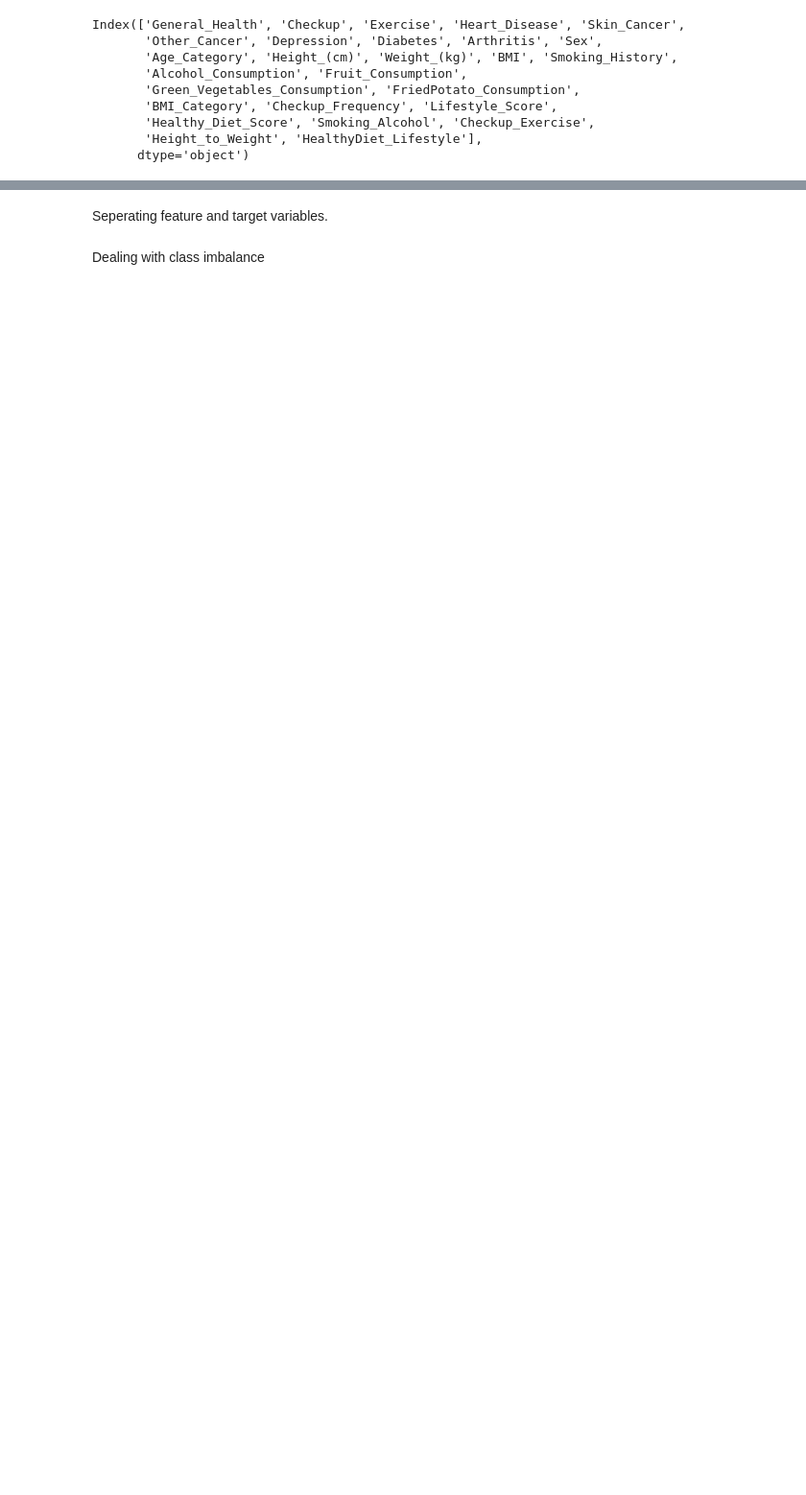
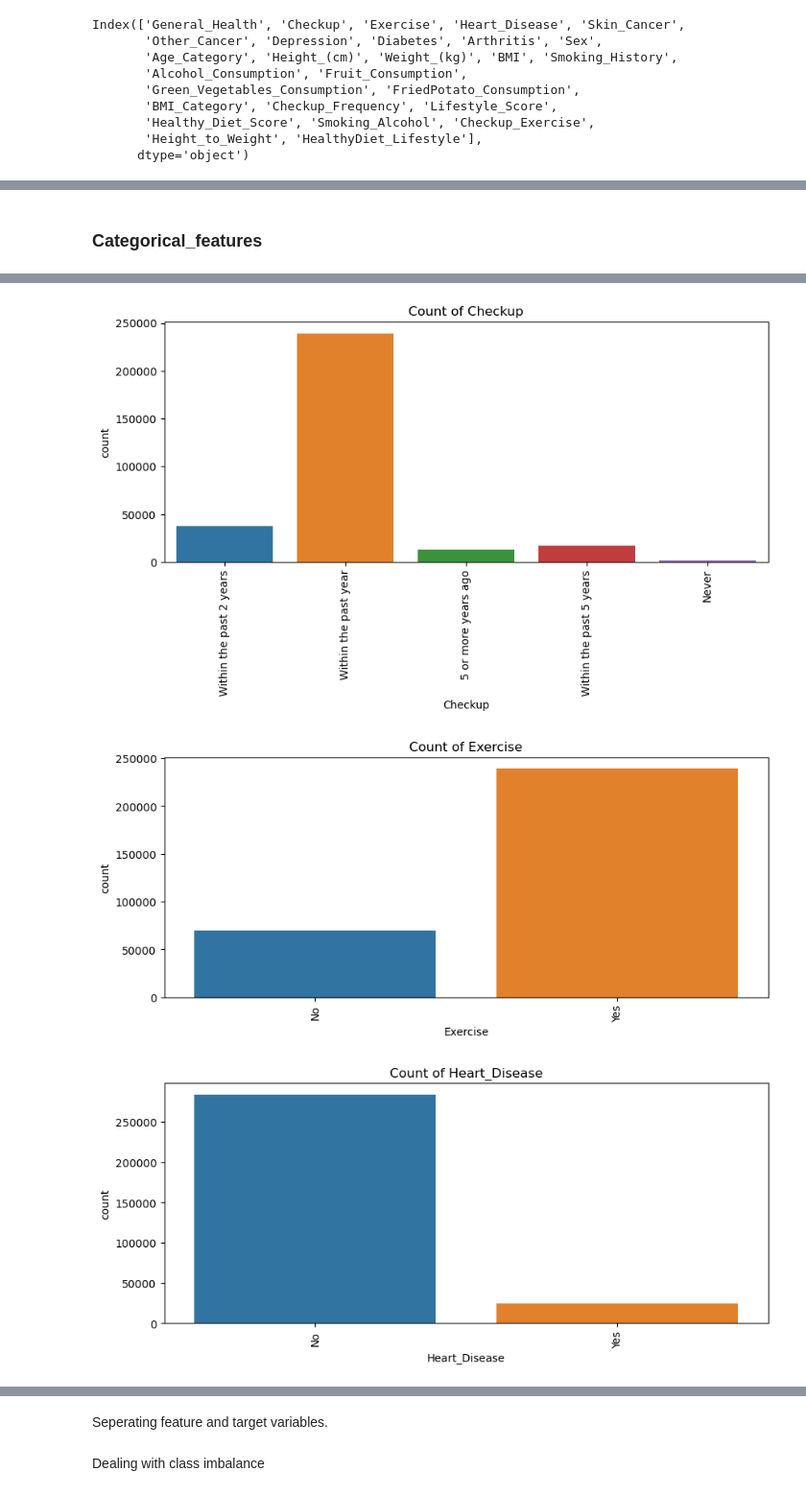
Before and after one commit to valarythairu/dsc-phase-3-project, a Jupyter notebook: Phase 3.ipynb, the cells around one changed output, grey strips where cells are left out. Shown at 96% size. Drawn from its saved outputs; the diff is of its cells as text; code cells hidden in the pictures; blank space fills up the shorter version.

```diff
--- a/Phase 3.ipynb
+++ b/Phase 3.ipynb
@@ -352,0 +246,7 @@ This is done by creating new features from the features we have already in an at
+# %%
+# Drop duplicates
+df = df.drop_duplicates()
+
+# Check for duplicates after dropping
+duplicates_after = df.duplicated().sum()
+print("Number of duplicates after dropping:", duplicates_after)
@@ -641,28 +342,0 @@ The variables above are the pairs with the highest correlation to each other so
-# %%
-
-# Create a correlation matrix
-correlation_matrix = df_new.corr().abs()
-
-# Set the threshold for high correlation
-threshold = 0.75
-
-# Find pairs of highly correlated variables
-high_corr_vars = []
-for i in range(len(correlation_matrix.columns)):
-    for j in range(i):
-        if correlation_matrix.iloc[i, j] >= threshold:
-            high_corr_vars.append((correlation_matrix.columns[i], correlation_matrix.columns[j]))
-
-# Drop a column from each pair of highly correlated variables
-dropped_columns = []
-for var1, var2 in high_corr_vars:
-    if var1 in df_new.columns and var2 in df_new.columns:
-        if correlation_matrix.loc[var1, var1] > correlation_matrix.loc[var2, var2]:
-            dropped_columns.append(var2)
-            df_new = df_new.drop(var2, axis=1)
-        else:
-            dropped_columns.append(var1)
-            df_new = df_new.drop(var1, axis=1)
-
-# Print the dropped columns
-print("Dropped columns:", dropped_columns)
@@ -700,0 +394,12 @@ Seeing if there is class imbalance in the dataset
+# %% [markdown]
+### Categorical_features
+# %%
+# Check the distribution of categorical features
+categorical_features = ['General_Health', 'Checkup', 'Exercise', 'Heart_Disease', 'Skin_Cancer', 'Other_Cancer', 'Depression', 'Diabetes', 'Arthritis', 'Sex', 'Age_Category', 'Smoking_History']
+for feature in categorical_features:
+    plt.figure(figsize=(10, 4))
+    sns.countplot(data=df_new, x=feature)
+    plt.title('Count of ' + feature)
+    plt.xticks(rotation=90)
+    plt.show()
+# %% [output]
@@ -700,0 +407,3 @@ Seeing if there is class imbalance in the dataset
+[figure, added]
+[figure, added]
+[figure, added]
```
Also changed, not shown: parts of 180 cells of this notebook, 1 other file.
